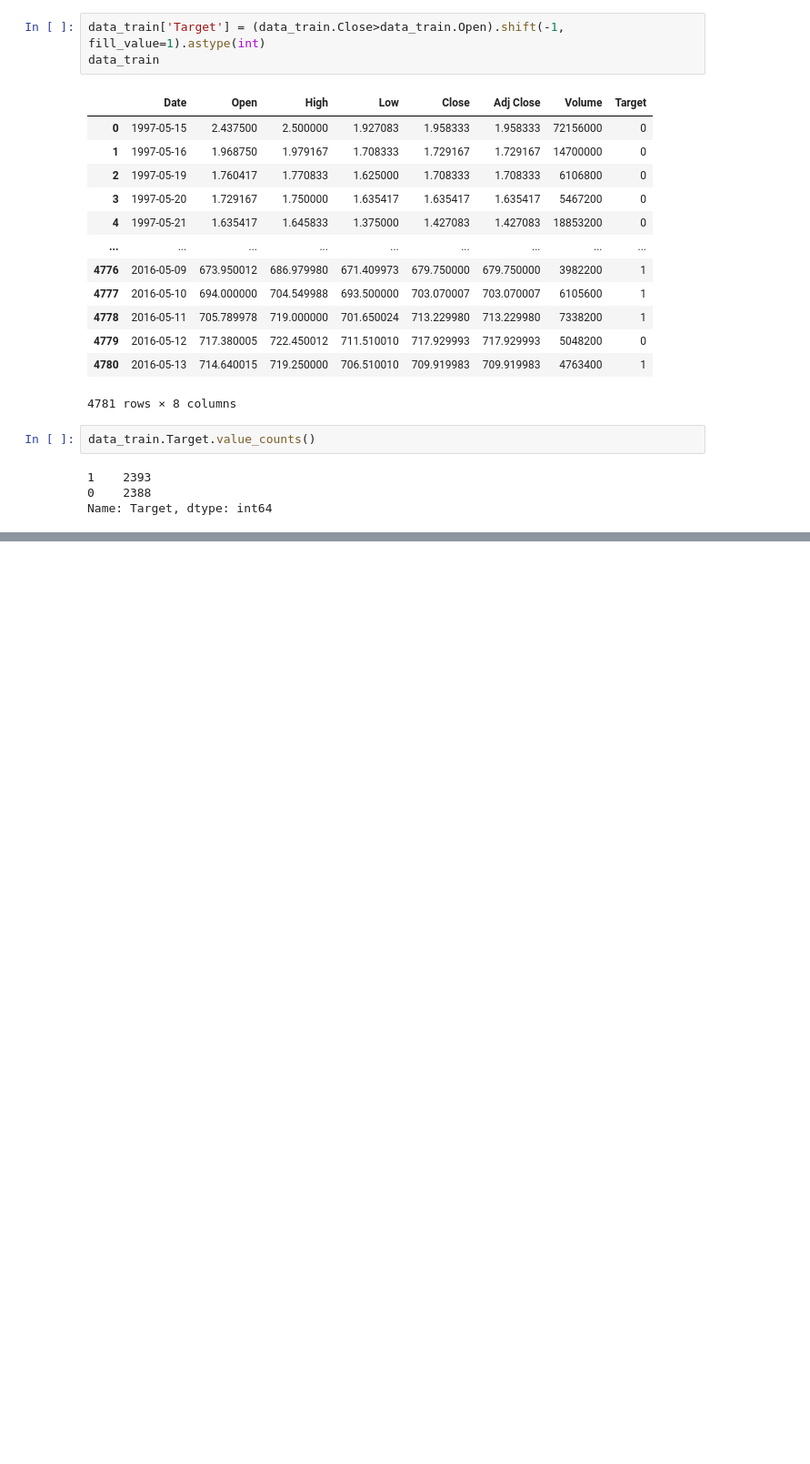
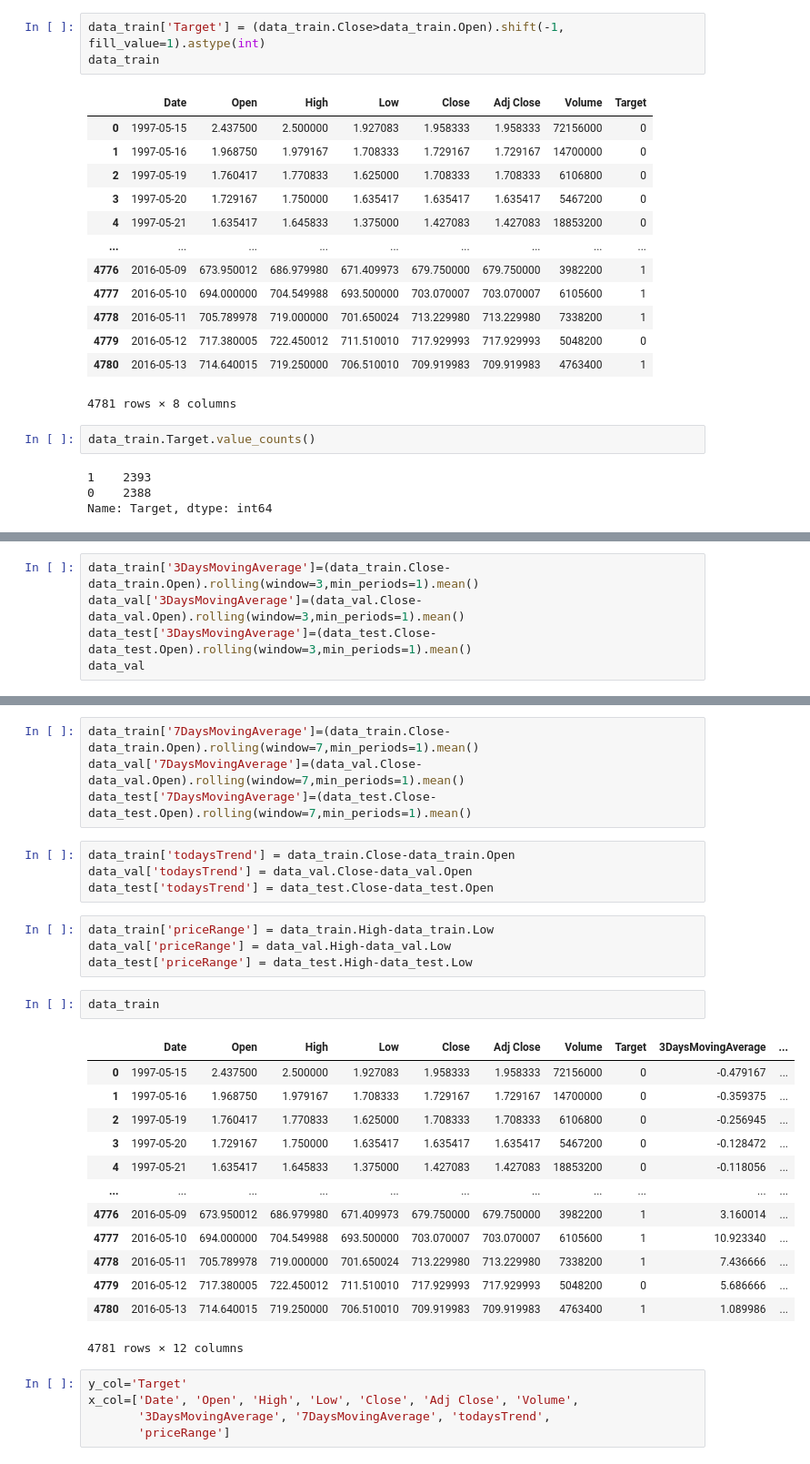
Before and after one commit to SoniMohandas/amazon_stock_price, a Jupyter notebook: amazon_stock.ipynb, the cells around one changed output, grey strips where cells are left out. Shown at 91% size. Drawn from its saved outputs; the diff is of its cells as text; blank space fills up the shorter version.

```diff
--- a/amazon_stock.ipynb
+++ b/amazon_stock.ipynb
@@ -78,0 +97,5 @@ Name: Target, dtype: int64
+# %%
+data_train['3DaysMovingAverage']=(data_train.Close-data_train.Open).rolling(window=3,min_periods=1).mean()
+data_val['3DaysMovingAverage']=(data_val.Close-data_val.Open).rolling(window=3,min_periods=1).mean()
+data_test['3DaysMovingAverage']=(data_test.Close-data_test.Open).rolling(window=3,min_periods=1).mean()
+data_val
@@ -78,0 +116,33 @@ Name: Target, dtype: int64
+# %%
+data_train['7DaysMovingAverage']=(data_train.Close-data_train.Open).rolling(window=7,min_periods=1).mean()
+data_val['7DaysMovingAverage']=(data_val.Close-data_val.Open).rolling(window=7,min_periods=1).mean()
+data_test['7DaysMovingAverage']=(data_test.Close-data_test.Open).rolling(window=7,min_periods=1).mean()
+# %%
+data_train['todaysTrend'] = data_train.Close-data_train.Open
+data_val['todaysTrend'] = data_val.Close-data_val.Open
+data_test['todaysTrend'] = data_test.Close-data_test.Open
+# %%
+data_train['priceRange'] = data_train.High-data_train.Low
+data_val['priceRange'] = data_val.High-data_val.Low
+data_test['priceRange'] = data_test.High-data_test.Low
+# %%
+data_train
+# %% [output]
+|  | Date | Open | High | Low | Close | Adj Close | Volume | Target | 3DaysMovingAverage | ... |
+| 0 | 1997-05-15 | 2.437500 | 2.500000 | 1.927083 | 1.958333 | 1.958333 | 72156000 | 0 | -0.479167 | ... |
+| 1 | 1997-05-16 | 1.968750 | 1.979167 | 1.708333 | 1.729167 | 1.729167 | 14700000 | 0 | -0.359375 | ... |
+| 2 | 1997-05-19 | 1.760417 | 1.770833 | 1.625000 | 1.708333 | 1.708333 | 6106800 | 0 | -0.256945 | ... |
+| 3 | 1997-05-20 | 1.729167 | 1.750000 | 1.635417 | 1.635417 | 1.635417 | 5467200 | 0 | -0.128472 | ... |
+| 4 | 1997-05-21 | 1.635417 | 1.645833 | 1.375000 | 1.427083 | 1.427083 | 18853200 | 0 | -0.118056 | ... |
+| ... | ... | ... | ... | ... | ... | ... | ... | ... | ... | ... |
+| 4776 | 2016-05-09 | 673.950012 | 686.979980 | 671.409973 | 679.750000 | 679.750000 | 3982200 | 1 | 3.160014 | ... |
+| 4777 | 2016-05-10 | 694.000000 | 704.549988 | 693.500000 | 703.070007 | 703.070007 | 6105600 | 1 | 10.923340 | ... |
+| 4778 | 2016-05-11 | 705.789978 | 719.000000 | 701.650024 | 713.229980 | 713.229980 | 7338200 | 1 | 7.436666 | ... |
+| 4779 | 2016-05-12 | 717.380005 | 722.450012 | 711.510010 | 717.929993 | 717.929993 | 5048200 | 0 | 5.686666 | ... |
+| 4780 | 2016-05-13 | 714.640015 | 719.250000 | 706.510010 | 709.919983 | 709.919983 | 4763400 | 1 | 1.089986 | ... |
+4781 rows × 12 columns
+# %%
+y_col='Target'
+x_col=['Date', 'Open', 'High', 'Low', 'Close', 'Adj Close', 'Volume',
+       '3DaysMovingAverage', '7DaysMovingAverage', 'todaysTrend',
+       'priceRange']
```
Also changed, not shown: parts of 5 cells of this notebook.
